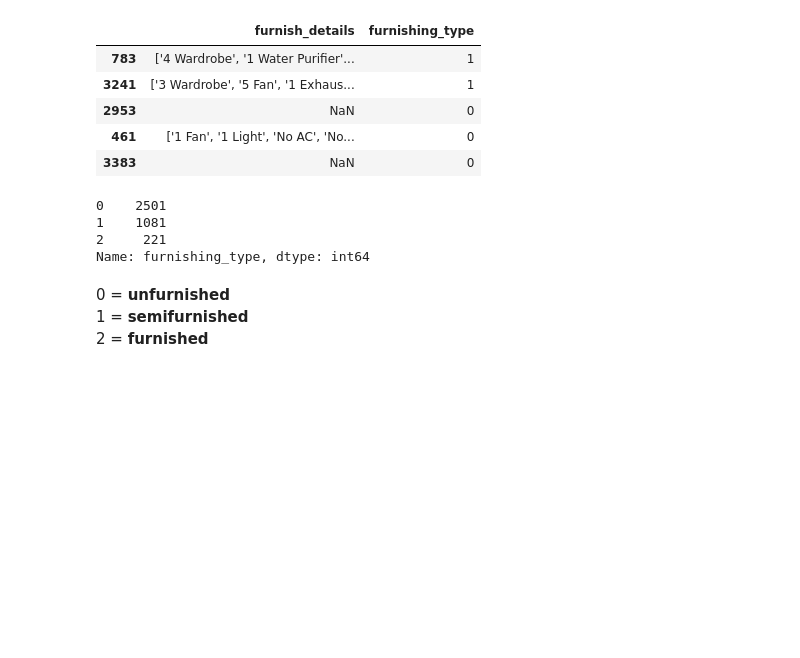
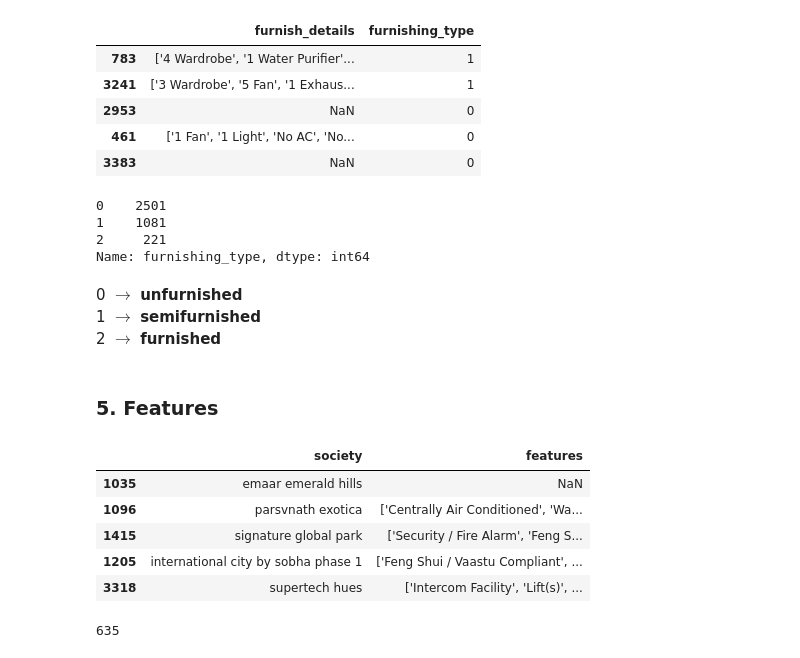
Before and after one commit to cipher499/real_estate_proj, a Jupyter notebook: feature_engineering.ipynb, the cells around one changed output. Saved outputs shown, nothing was run; the diff lists cells and outputs as text; code cells hidden in the pictures; blank space fills up the shorter version.

```diff
--- a/feature_engineering.ipynb
+++ b/feature_engineering.ipynb
@@ -284,6 +293,3 @@ def categorize_age_possession(value):
         return "Under Construction"
     except:
         return "Undefined"
-# %%
-df['age_possession'] = df['age_possession'].apply(categorize_age_possession)
-df[['age_possession']].sample(5)
@@ -465,6 +452,22 @@ df['furnishing_type'].value_counts()
 2     221
 Name: furnishing_type, dtype: int64
 # %% [markdown]
-0 = **unfurnished** <br>
-1 = **semifurnished** <br>
-2 = **furnished** <br>
+0 $\rightarrow$ **unfurnished** <br>
+1 $\rightarrow$ **semifurnished** <br>
+2 $\rightarrow$ **furnished** <br>
+# %% [markdown]
+### 5. Features
+# %%
+df[['society', 'features']].sample(5)
+# %% [output]
+|  | society | features |
+| 1035 | emaar emerald hills | NaN |
+| 1096 | parsvnath exotica | ['Centrally Air Conditioned', 'Wa... |
+| 1415 | signature global park | ['Security / Fire Alarm', 'Feng S... |
+| 1205 | international city by sobha phase 1 | ['Feng Shui / Vaastu Compliant', ... |
+| 3318 | supertech hues | ['Intercom Facility', 'Lift(s)', ... |
+# %%
+# check for null values in the features columns
+df['features'].isnull().sum()
+# %% [output]
+635
```
Also changed, not shown: parts of 32 cells of this notebook, 2 other files.
